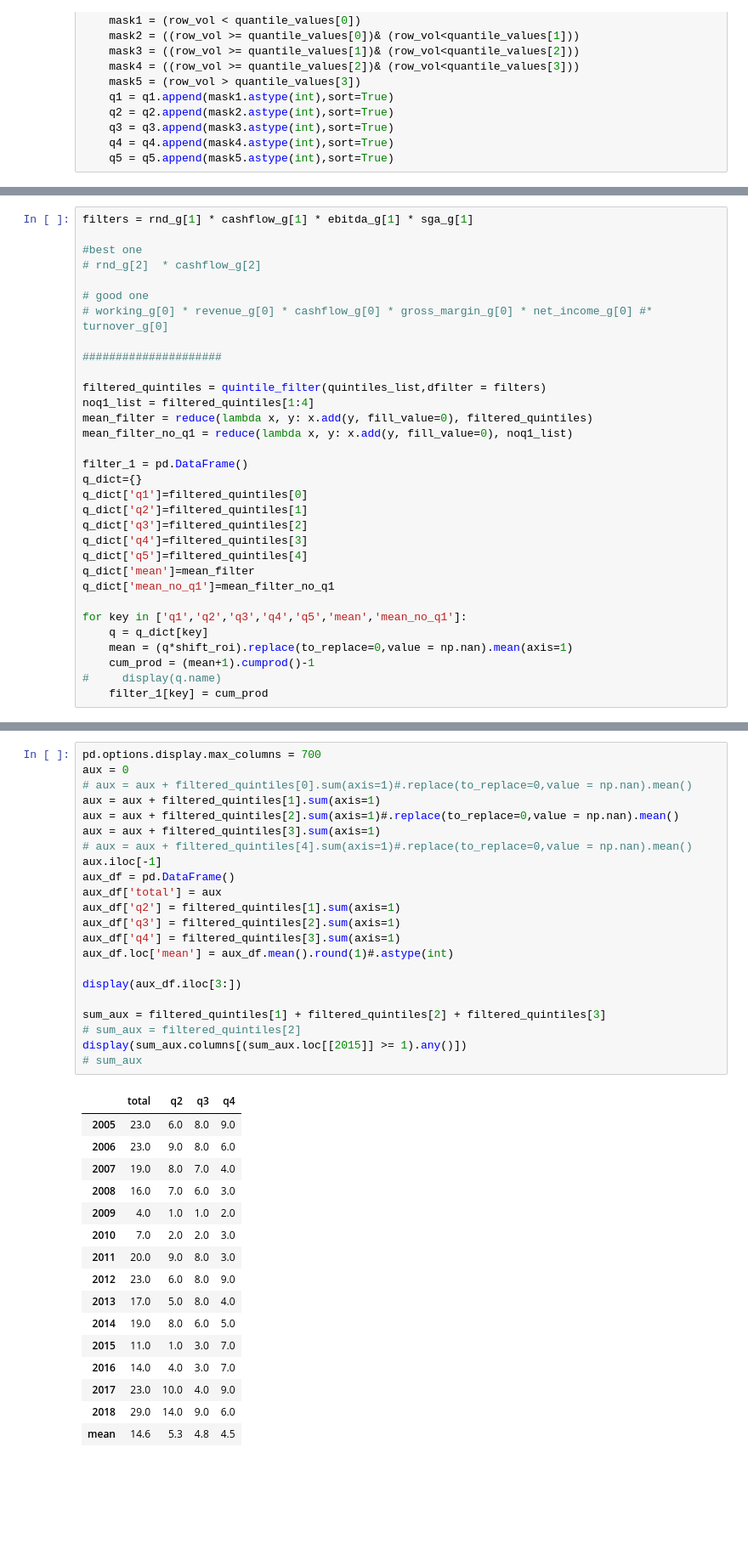
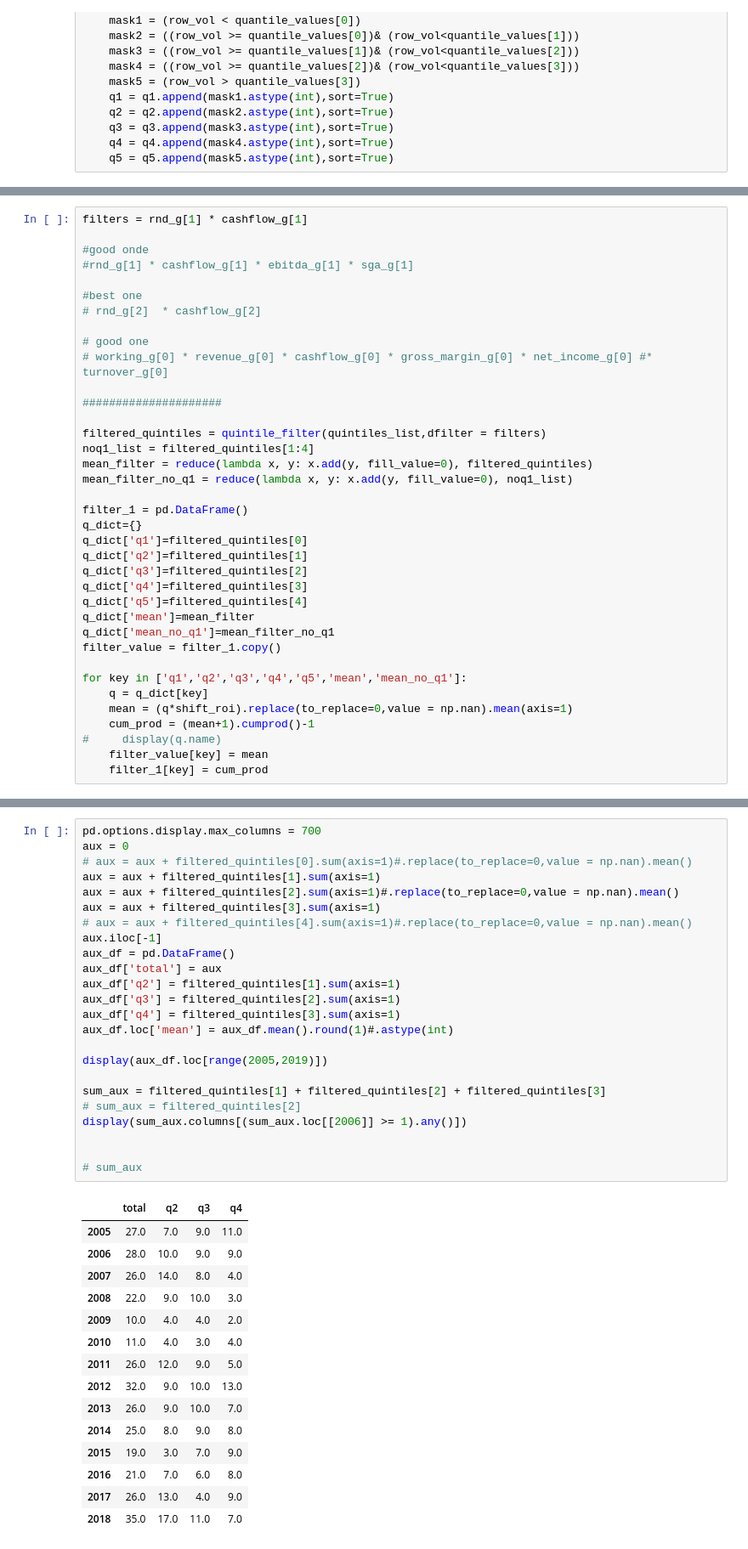
Before and after one commit to MarcoAntonioMontez/Quant, a Jupyter notebook: notebooks/Case studies.ipynb, the cells around one changed output, grey strips where cells are left out. Shown at 85% size. Cells and saved outputs as stored; diff of their text form; blank space fills up the shorter version.

```diff
--- a/notebooks/Case studies.ipynb
+++ b/notebooks/Case studies.ipynb
@@ -315,5 +328,8 @@ df.style.apply(background_gradient,
 # %%
-filters = rnd_g[1] * cashflow_g[1] * ebitda_g[1] * sga_g[1]
+filters = rnd_g[1] * cashflow_g[1]
+
+#good onde
+#rnd_g[1] * cashflow_g[1] * ebitda_g[1] * sga_g[1]
 
 #best one
 # rnd_g[2]  * cashflow_g[2]
@@ -337,10 +353,12 @@ q_dict['q4']=filtered_quintiles[3]
 q_dict['q5']=filtered_quintiles[4]
 q_dict['mean']=mean_filter
 q_dict['mean_no_q1']=mean_filter_no_q1
+filter_value = filter_1.copy()
 
 for key in ['q1','q2','q3','q4','q5','mean','mean_no_q1']:
     q = q_dict[key]
     mean = (q*shift_roi).replace(to_replace=0,value = np.nan).mean(axis=1)
     cum_prod = (mean+1).cumprod()-1
 #     display(q.name)
+    filter_value[key] = mean
     filter_1[key] = cum_prod
@@ -347,39 +387,40 @@ for key in ['q1','q2','q3','q4','q5','mean','mean_no_q1']:
 # %%
 pd.options.display.max_columns = 700
 aux = 0
 # aux = aux + filtered_quintiles[0].sum(axis=1)#.replace(to_replace=0,value = np.nan).mean()
 aux = aux + filtered_quintiles[1].sum(axis=1)
 aux = aux + filtered_quintiles[2].sum(axis=1)#.replace(to_replace=0,value = np.nan).mean()
 aux = aux + filtered_quintiles[3].sum(axis=1)
 # aux = aux + filtered_quintiles[4].sum(axis=1)#.replace(to_replace=0,value = np.nan).mean()
 aux.iloc[-1]
 aux_df = pd.DataFrame()
 aux_df['total'] = aux
 aux_df['q2'] = filtered_quintiles[1].sum(axis=1)
 aux_df['q3'] = filtered_quintiles[2].sum(axis=1)
 aux_df['q4'] = filtered_quintiles[3].sum(axis=1)
 aux_df.loc['mean'] = aux_df.mean().round(1)#.astype(int)
 
-display(aux_df.iloc[3:])
+display(aux_df.loc[range(2005,2019)])
 
 sum_aux = filtered_quintiles[1] + filtered_quintiles[2] + filtered_quintiles[3]
 # sum_aux = filtered_quintiles[2]
-display(sum_aux.columns[(sum_aux.loc[[2015]] >= 1).any()])
+display(sum_aux.columns[(sum_aux.loc[[2006]] >= 1).any()])
+
+
 # sum_aux
 # %% [output]
 |  | total | q2 | q3 | q4 |
-| 2005 | 23.0 | 6.0 | 8.0 | 9.0 |
-| 2006 | 23.0 | 9.0 | 8.0 | 6.0 |
-| 2007 | 19.0 | 8.0 | 7.0 | 4.0 |
-| 2008 | 16.0 | 7.0 | 6.0 | 3.0 |
-| 2009 | 4.0 | 1.0 | 1.0 | 2.0 |
-| 2010 | 7.0 | 2.0 | 2.0 | 3.0 |
-| 2011 | 20.0 | 9.0 | 8.0 | 3.0 |
-| 2012 | 23.0 | 6.0 | 8.0 | 9.0 |
-| 2013 | 17.0 | 5.0 | 8.0 | 4.0 |
-| 2014 | 19.0 | 8.0 | 6.0 | 5.0 |
-| 2015 | 11.0 | 1.0 | 3.0 | 7.0 |
-| 2016 | 14.0 | 4.0 | 3.0 | 7.0 |
-| 2017 | 23.0 | 10.0 | 4.0 | 9.0 |
-| 2018 | 29.0 | 14.0 | 9.0 | 6.0 |
-| mean | 14.6 | 5.3 | 4.8 | 4.5 |
+| 2005 | 27.0 | 7.0 | 9.0 | 11.0 |
+| 2006 | 28.0 | 10.0 | 9.0 | 9.0 |
+| 2007 | 26.0 | 14.0 | 8.0 | 4.0 |
+| 2008 | 22.0 | 9.0 | 10.0 | 3.0 |
+| 2009 | 10.0 | 4.0 | 4.0 | 2.0 |
+| 2010 | 11.0 | 4.0 | 3.0 | 4.0 |
+| 2011 | 26.0 | 12.0 | 9.0 | 5.0 |
+| 2012 | 32.0 | 9.0 | 10.0 | 13.0 |
+| 2013 | 26.0 | 9.0 | 10.0 | 7.0 |
+| 2014 | 25.0 | 8.0 | 9.0 | 8.0 |
+| 2015 | 19.0 | 3.0 | 7.0 | 9.0 |
+| 2016 | 21.0 | 7.0 | 6.0 | 8.0 |
+| 2017 | 26.0 | 13.0 | 4.0 | 9.0 |
+| 2018 | 35.0 | 17.0 | 11.0 | 7.0 |
```
Also changed, not shown: parts of 15 cells of this notebook.
